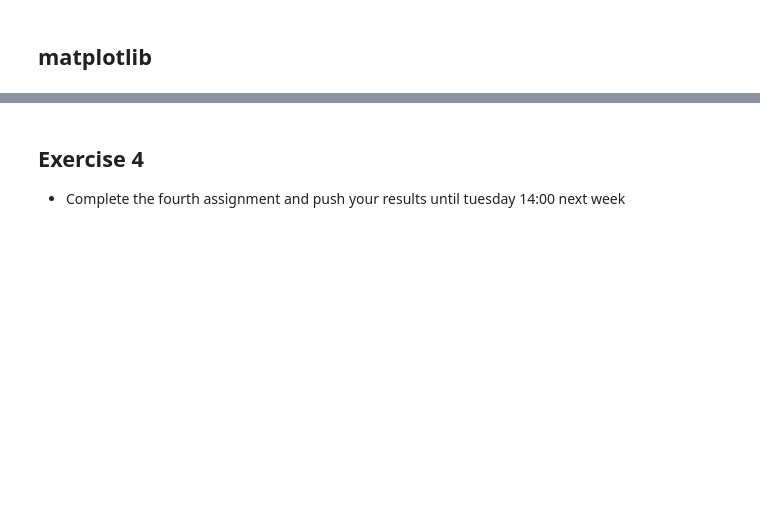
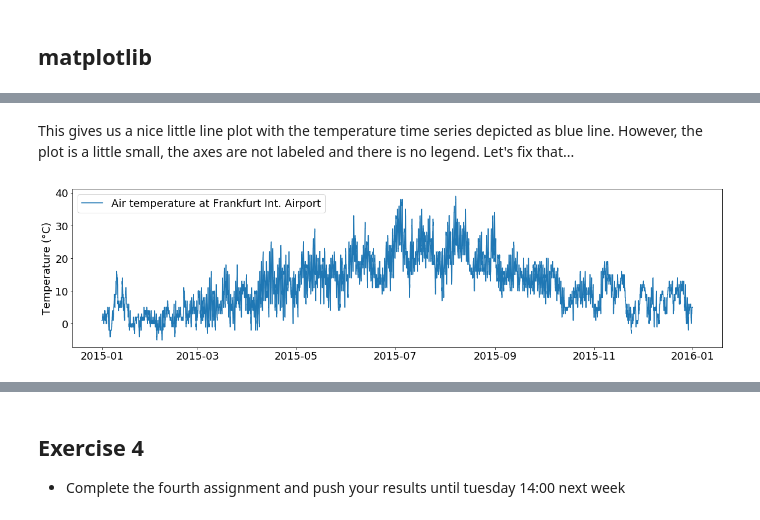
Before and after one commit to python-kurs/sommersemester_2019, a Jupyter notebook: content/units/S01E04.ipynb, the cells around one changed output, grey strips where cells are left out. Drawn from its saved outputs; the diff is of its cells as text; code cells hidden in the pictures; blank space fills up the shorter version.

```diff
--- a/content/units/S01E04.ipynb
+++ b/content/units/S01E04.ipynb
@@ -376,0 +446,11 @@ Here we will focus on the most basic (and oldest) plotting library called "**mat
+# %% [markdown]
+This gives us a nice little line plot with the temperature time series depicted as blue line. However, the plot is a little small, the axes are not labeled and there is no legend. Let's fix that...
+# %%
+plt.figure(figsize=(20,5))
+plt.rc('font', **{'size' : 18})
+plt.plot(tabelle.temp,label="Air temperature at Frankfurt Int. Airport")
+plt.legend()
+plt.ylabel("Temperature (°C)")
+plt.show()
+# %% [output]
+[figure, added]
```
Also changed, not shown: parts of 32 cells of this notebook, 1 other file.
